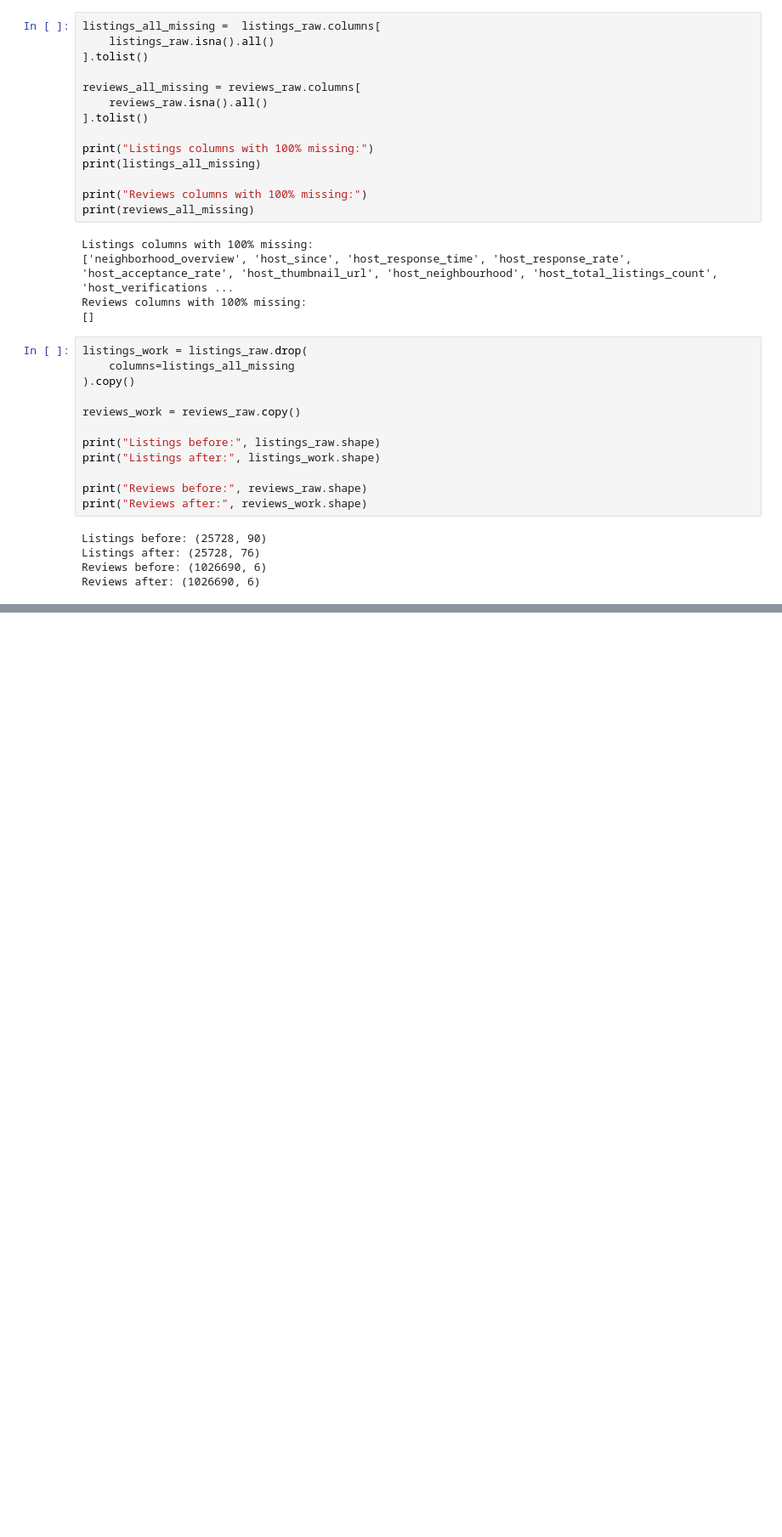
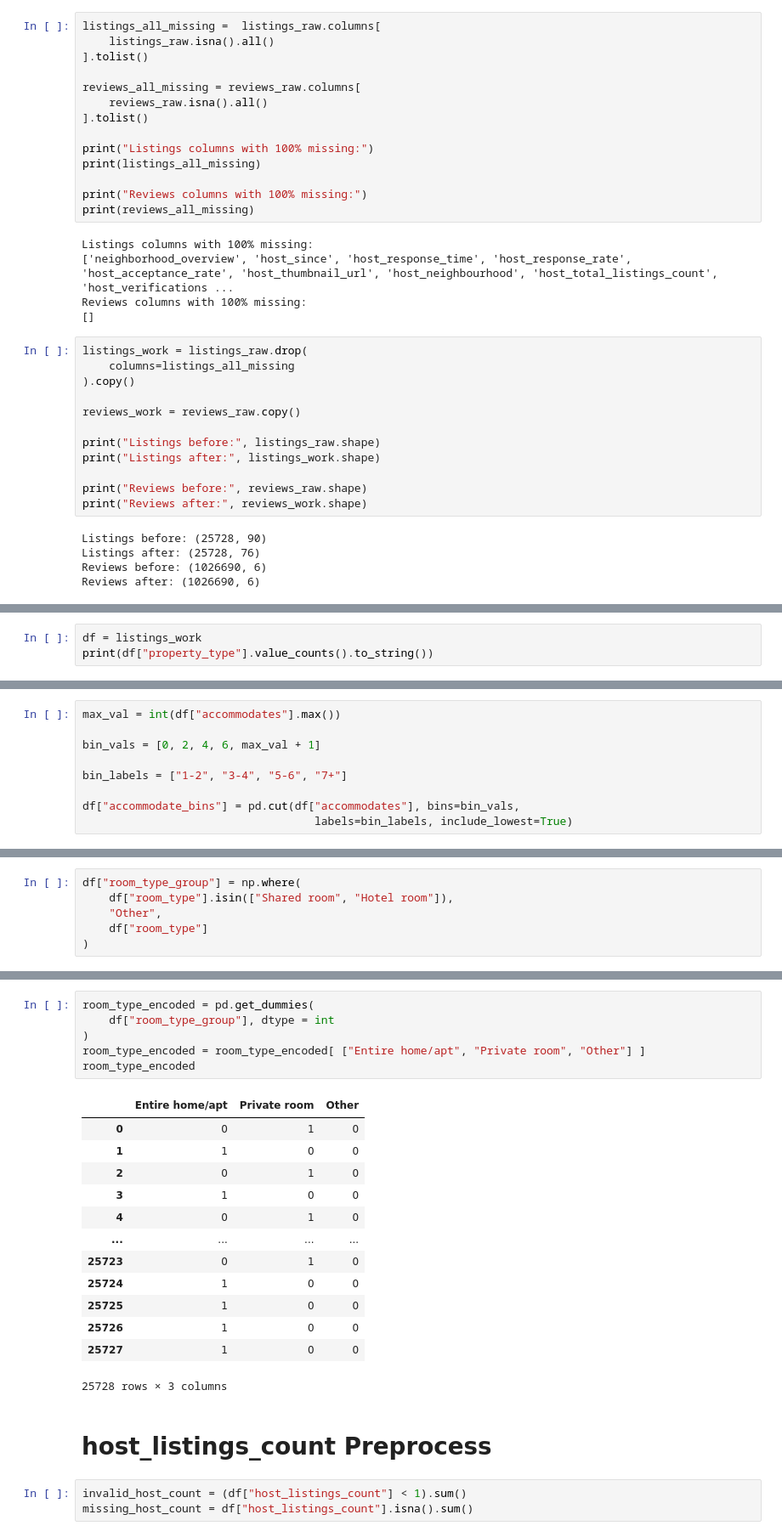
Before and after one commit to ashleymengszeoh-create/EODP-A2-Ashley, a Jupyter notebook: Preprocessing.ipynb, the cells around one changed output, grey strips where cells are left out. Shown at 85% size. Cells and saved outputs as stored; diff of their text form; blank space fills up the shorter version.

```diff
--- a/Preprocessing.ipynb
+++ b/Preprocessing.ipynb
@@ -177,0 +202,3 @@ Reviews after: (1026690, 6)
+# %%
+df = listings_work
+print(df["property_type"].value_counts().to_string())
@@ -177,0 +306,9 @@ Reviews after: (1026690, 6)
+# %%
+max_val = int(df["accommodates"].max())
+
+bin_vals = [0, 2, 4, 6, max_val + 1]
+
+bin_labels = ["1-2", "3-4", "5-6", "7+"]
+
+df["accommodate_bins"] = pd.cut(df["accommodates"], bins=bin_vals,
+                                   labels=bin_labels, include_lowest=True)
@@ -177,0 +353,6 @@ Reviews after: (1026690, 6)
+# %%
+df["room_type_group"] = np.where(
+    df["room_type"].isin(["Shared room", "Hotel room"]),
+    "Other",
+    df["room_type"]
+)
@@ -177,0 +381,25 @@ Reviews after: (1026690, 6)
+# %%
+room_type_encoded = pd.get_dummies(
+    df["room_type_group"], dtype = int
+)
+room_type_encoded = room_type_encoded[ ["Entire home/apt", "Private room", "Other"] ]
+room_type_encoded
+# %% [output]
+|  | Entire home/apt | Private room | Other |
+| 0 | 0 | 1 | 0 |
+| 1 | 1 | 0 | 0 |
+| 2 | 0 | 1 | 0 |
+| 3 | 1 | 0 | 0 |
+| 4 | 0 | 1 | 0 |
+| ... | ... | ... | ... |
+| 25723 | 0 | 1 | 0 |
+| 25724 | 1 | 0 | 0 |
+| 25725 | 1 | 0 | 0 |
+| 25726 | 1 | 0 | 0 |
+| 25727 | 1 | 0 | 0 |
+25728 rows × 3 columns
+# %% [markdown]
+# host_listings_count Preprocess
+# %%
+invalid_host_count = (df["host_listings_count"] < 1).sum()
+missing_host_count = df["host_listings_count"].isna().sum()
```
Also changed, not shown: parts of 29 cells of this notebook.
